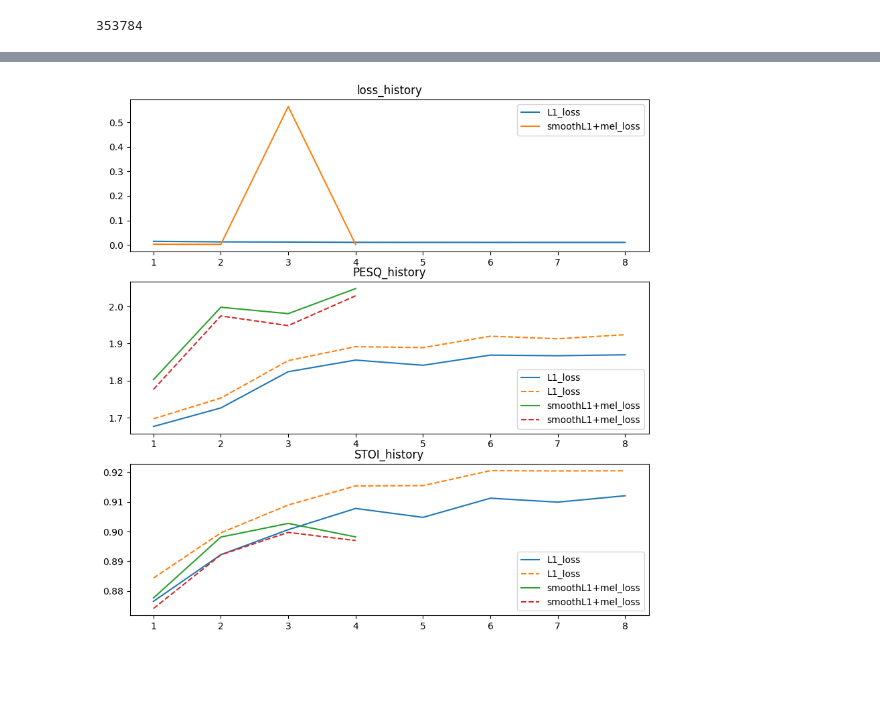
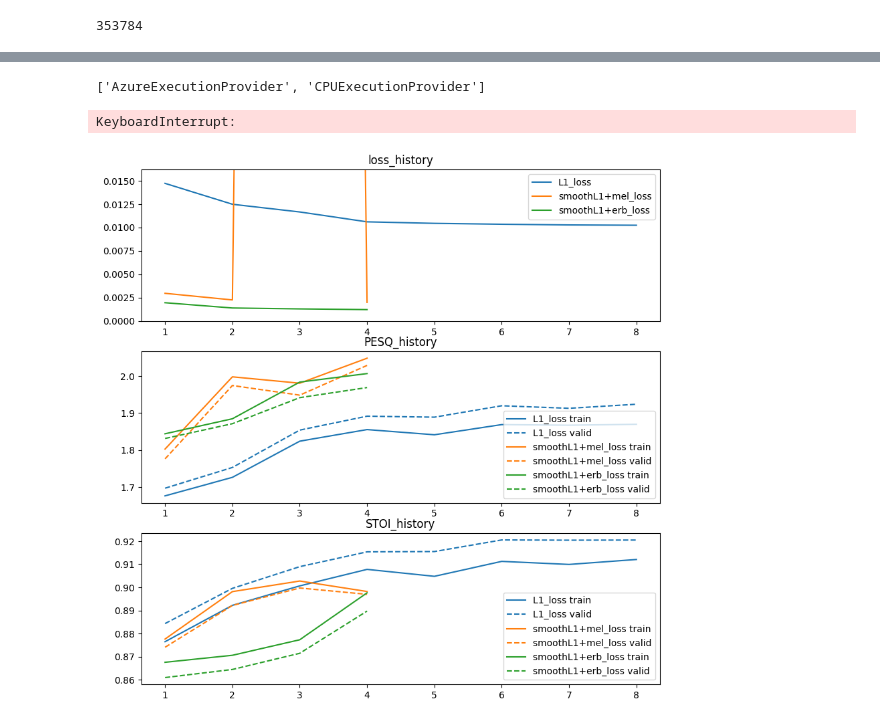
Before and after one commit to bvd006/SE, a Jupyter notebook: SE.ipynb, the cells around one changed output, grey strips where cells are left out. Drawn from its saved outputs; the diff is of its cells as text; code cells hidden in the pictures; blank space fills up the shorter version.

```diff
--- a/SE.ipynb
+++ b/SE.ipynb
@@ -763,22 +929,35 @@ train_a_model(model,
+# %%
+import onnxruntime as ort
+print(ort.get_available_providers())
+tmp = evaluate_dnsmos(model, dnsmos_test_data, test_dataset, device = device)
+# %% [output]
+['AzureExecutionProvider', 'CPUExecutionProvider']
+KeyboardInterrupt:
 # %%
 gc.collect()
 torch.cuda.empty_cache()
 del model
 # %%
+from itertools import cycle
 def visualise_reports(way_name, separate = True):
   fig, ax = plt.subplots(3, 1, figsize = (10, 10))
   ax[0].set_title('loss_history')
   ax[1].set_title('PESQ_history')
   ax[2].set_title('STOI_history')
+  max_start = 0
+  color_iterator = cycle(plt.rcParams['axes.prop_cycle'].by_key()['color'])
   for log_path, exp_name in way_name.items():
     with open(log_path, 'r') as f:
       data = json.load(f)
+    cur_color = next(color_iterator)
+    max_start = max(max_start, data['loss_history'][0])
     ax[0].plot(np.arange(1, data['epochs_passed'] + 1), data['loss_history'], label = exp_name)
     ep_range = np.arange(data['metric_period'], data['epochs_passed'] + 1, data['metric_period'])
-    ax[1].plot(ep_range, data['pesq_train_history'], '-', label = exp_name)
-    ax[1].plot(ep_range, data['pesq_valid_history'], '--', label = exp_name)
-    ax[2].plot(ep_range, data['stoi_train_history'], '-', label = exp_name)
-    ax[2].plot(ep_range, data['stoi_valid_history'], '--', label = exp_name)
+    ax[1].plot(ep_range, data['pesq_train_history'], c = cur_color, ls = '-', label = exp_name + ' train')
+    ax[1].plot(ep_range, data['pesq_valid_history'], c = cur_color, ls = '--', label = exp_name + ' valid')
+    ax[2].plot(ep_range, data['stoi_train_history'], c = cur_color, ls = '-', label = exp_name + ' train')
+    ax[2].plot(ep_range, data['stoi_valid_history'], c = cur_color, ls = '--', label = exp_name + ' valid')
+  ax[0].set_ylim(0, max_start*1.1)
   #ax[1].set_ylim(1, 3.5)
   #ax[2].set_ylim(0, 1)
   ax[0].legend()
@@ -786,6 +965,7 @@ def visualise_reports(way_name, separate = True):
   ax[2].legend()
 # %%
 visualise_reports({'/content/drive/MyDrive/my_att_l1_noaug/log.json':'L1_loss',
-                   '/content/drive/MyDrive/my_att_lsp3_noaug/log.json':'smoothL1+mel_loss'})
+                   '/content/drive/MyDrive/my_att_lsp3_noaug/log.json':'smoothL1+mel_loss',
+                   '/content/drive/MyDrive/my_att_erb_noaug/log.json':'smoothL1+erb_loss'})
 # %% [output]
-[figure, old version]
+[figure, new version]
```
Also changed, not shown: parts of 13 cells of this notebook.
